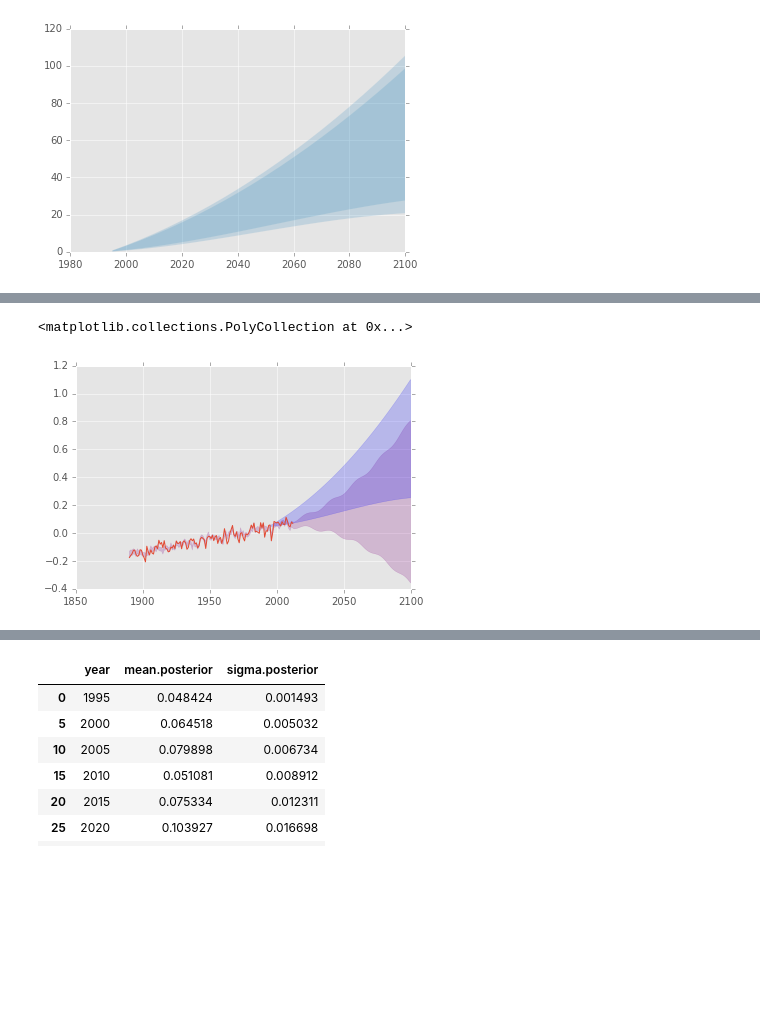
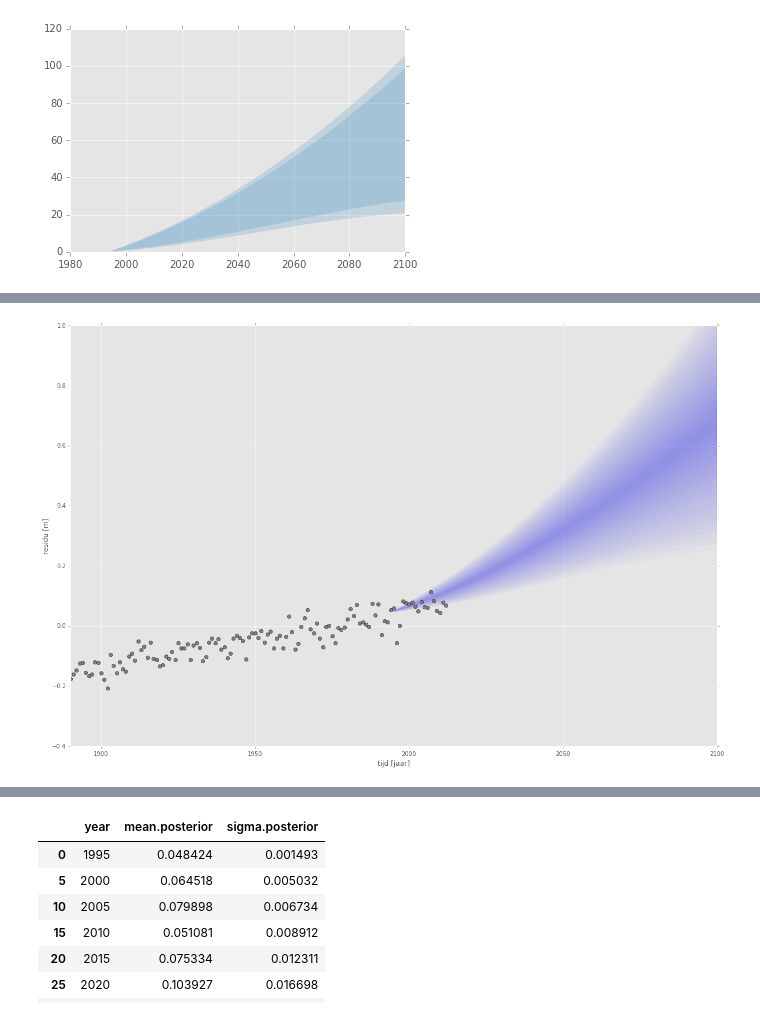
Before and after one commit to openearth/notebooks, a Jupyter notebook: modelaveraging.ipynb, the cells around one changed output, grey strips where cells are left out. Drawn from its saved outputs; the diff is of its cells as text; code cells hidden in the pictures; blank space fills up the shorter version.

```diff
--- a/modelaveraging.ipynb
+++ b/modelaveraging.ipynb
@@ -261,10 +275,23 @@ plt.fill_between(hkv2['year'], hkv['lm.pred.clim.low'],  hkv['lm.pred.clim.high'
 # %%
 hkv['pred.clim.se'] = np.sqrt(hkv['lm.pred.clim.se'] ** 2 + hkv['lo.pred.clim.se'] ** 2)
 hkv['pred.plim.se'] = np.sqrt(hkv['lm.pred.plim.se'] ** 2 + hkv['lo.pred.plim.se'] ** 2)
-hkv['pred.clim.mean'] = (hkv['lm.pred.clim.high'] + hkv['lm.pred.clim.low'])/2.0
-hkv['pred.plim.mean'] = (hkv['lm.pred.plim.high'] + hkv['lm.pred.plim.low'])/2.0
-hkv = hkv[['year', 'wlevl', 'pred.clim.mean', 'pred.clim.se', 'pred.plim.mean', 'pred.plim.se']]
-plt.plot(hkv['year'], hkv['pred.clim.mean'])
-plt.fill_between(hkv['year'], hkv['pred.plim.mean'] - hkv['pred.plim.se'] *1.96 ,hkv['pred.plim.mean'] + hkv['pred.plim.se'] *1.96, alpha=0.5)
-plt.fill_between(hkv['year'], hkv['pred.clim.mean'] - hkv['pred.clim.se'] *1.96 ,hkv['pred.clim.mean'] + hkv['pred.clim.se'] *1.96, alpha=0.5)
+hkv['pred.clim.mean'] = (hkv['lm.pred.clim.high'] + hkv['lm.pred.clim.low'])/2.0 +  (hkv['lo.pred.clim.high'] + hkv['lo.pred.clim.low'])/2.0
+hkv['pred.plim.mean'] = (hkv['lm.pred.plim.high'] + hkv['lm.pred.plim.low'])/2.0 +  (hkv['lo.pred.plim.high'] + hkv['lo.pred.plim.low'])/2.0
+
+
+fig, ax = plt.subplots(figsize=(20,13))
+ax.plot(hkv['year'], hkv['wlevl'], 'o', label='waarnemingen', color='grey')
+#ax.fill_between(hkv2['year'], hkv['lm.pred.clim.low'],  hkv['lm.pred.clim.high'], alpha=0.2)
+ax.plot(hkv['year'], hkv['pred.clim.mean'], color='red')
+
+for i in np.linspace(0.1, 1.96, num=20):
+    ax.fill_between(hkv['year'],
+                     hkv['pred.clim.mean'] - hkv['pred.clim.se'] * i ,
+                     hkv['pred.clim.mean'] + hkv['pred.clim.se'] * i, color='red', alpha=0.02)
+ax.set_xlim(1890,2100)
+ax.set_ylim(-0.4, 1.0)
+
+ax.set_ylabel('waterstand [m t.o.v. NAP]')
+ax.set_xlabel('tijd [jaar]')
+plt.savefig('hkv.pdf')
 # %% [output]
@@ -273,18 +299,27 @@ plt.fill_between(hkv['year'], hkv['pred.clim.mean'] - hkv['pred.clim.se'] *1.96
 # %%
 # now we can combine them
 # plot them in the same chart
-fig, ax = plt.subplots(1,1)
+fig, ax = plt.subplots(figsize=(20,13))
 #ax.set_ylim(-0.2,0.2)
 #ax.set_xlim(1890,2020)
-ax.plot(hkv['year'], hkv['wlevl'])
-ax.fill_between(hkv['year'], hkv['pred.clim.mean'] - hkv['pred.clim.se'] * 1.96, hkv['pred.clim.mean'] + hkv['pred.clim.se'] * 1.96, alpha=0.2 , color='purple')
+ax.plot(hkv['year'], hkv['wlevl'], 'o', color='grey')
+#ax.fill_between(hkv['year'], hkv['pred.clim.mean'] - hkv['pred.clim.se'] * 1.96, hkv['pred.clim.mean'] + hkv['pred.clim.se'] * 1.96, alpha=0.2 , color='purple')
 #axes[0].fill_between(hkv['year'], hkv['lm.pred.plim.low'], hkv['lm.pred.plim.high'])
-ax.fill_between(knmi['year'], knmi['mean'] - knmi['std']*1.96, knmi['mean'] + knmi['std']*1.96 , alpha=0.2, color='blue' )
+for i in np.linspace(0.1, 1.96, num=20):
+    ax.fill_between(
+            knmi['year'],
+            knmi['mean'] - knmi['std']*i,
+            knmi['mean'] + knmi['std']*i ,
+            alpha=0.02, color='blue' )
 
+ax.set_xlim(1890,2100)
+ax.set_ylim(-0.4, 1.0)
+ax.set_ylabel('residu [m]')
+ax.set_xlabel('tijd [jaar]')
+plt.savefig('knmi.pdf')
 # the climate model
 # notice that the statistical model spreads out in the future
 # %% [output]
-<matplotlib.collections.PolyCollection at 0x...>
-[figure, old version]
+[figure, new version]
 # %%
 # merge and compute the posterior probability
```
Also changed, not shown: parts of 6 cells of this notebook.
